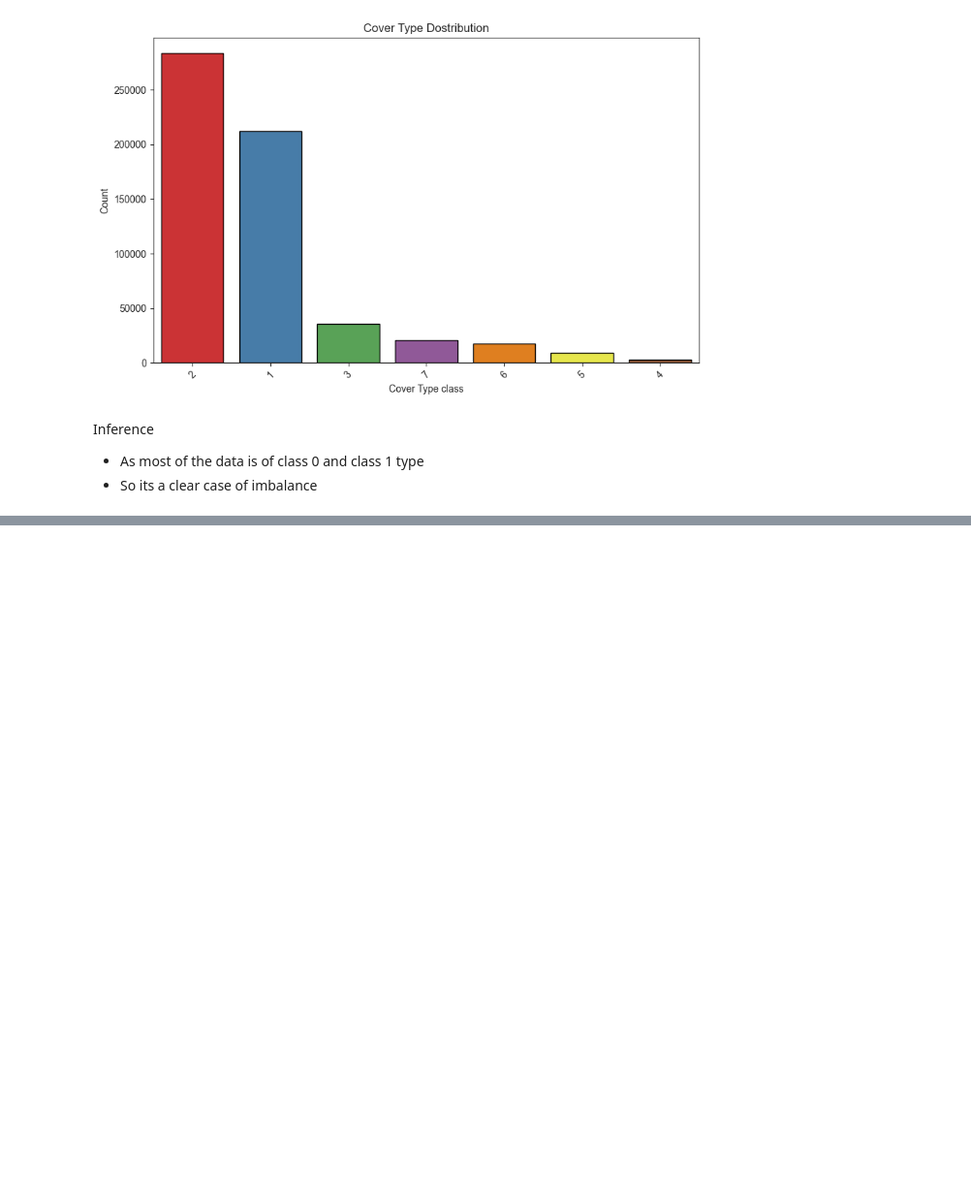
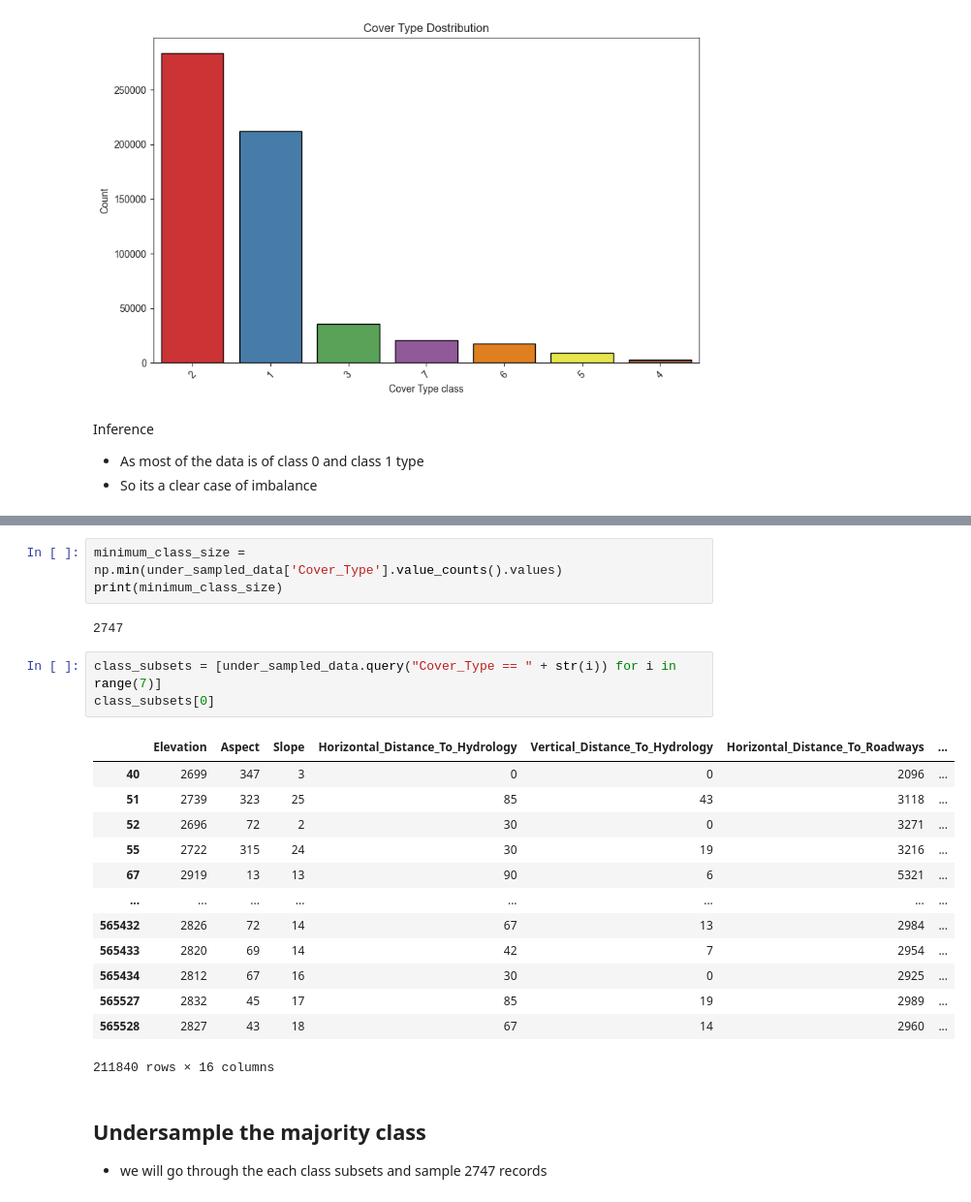
Before and after one commit to anshgupta1903/Project_GreenVision, a Jupyter notebook: notebooks/Feature_Engineering.ipynb, the cells around one changed output, grey strips where cells are left out. Shown: that part at 97% size. Drawn from its saved outputs; the diff is of its cells as text; blank space fills up the shorter version.

```diff
--- a/notebooks/Feature_Engineering.ipynb
+++ b/notebooks/Feature_Engineering.ipynb
@@ -194,0 +360,25 @@ Inference
+# %%
+minimum_class_size = np.min(under_sampled_data['Cover_Type'].value_counts().values)
+print(minimum_class_size)
+# %% [output]
+2747
+# %%
+class_subsets = [under_sampled_data.query("Cover_Type == " + str(i)) for i in range(7)]
+class_subsets[0]
+# %% [output]
+|  | Elevation | Aspect | Slope | Horizontal_Distance_To_Hydrology | Vertical_Distance_To_Hydrology | Horizontal_Distance_To_Roadways | ... |
+| 40 | 2699 | 347 | 3 | 0 | 0 | 2096 | ... |
+| 51 | 2739 | 323 | 25 | 85 | 43 | 3118 | ... |
+| 52 | 2696 | 72 | 2 | 30 | 0 | 3271 | ... |
+| 55 | 2722 | 315 | 24 | 30 | 19 | 3216 | ... |
+| 67 | 2919 | 13 | 13 | 90 | 6 | 5321 | ... |
+| ... | ... | ... | ... | ... | ... | ... | ... |
+| 565432 | 2826 | 72 | 14 | 67 | 13 | 2984 | ... |
+| 565433 | 2820 | 69 | 14 | 42 | 7 | 2954 | ... |
+| 565434 | 2812 | 67 | 16 | 30 | 0 | 2925 | ... |
+| 565527 | 2832 | 45 | 17 | 85 | 19 | 2989 | ... |
+| 565528 | 2827 | 43 | 18 | 67 | 14 | 2960 | ... |
+211840 rows × 16 columns
+# %% [markdown]
+## Undersample the majority class
+* we will go through the each class subsets and sample 2747 records
```
Also changed, not shown: parts of 21 cells of this notebook.
